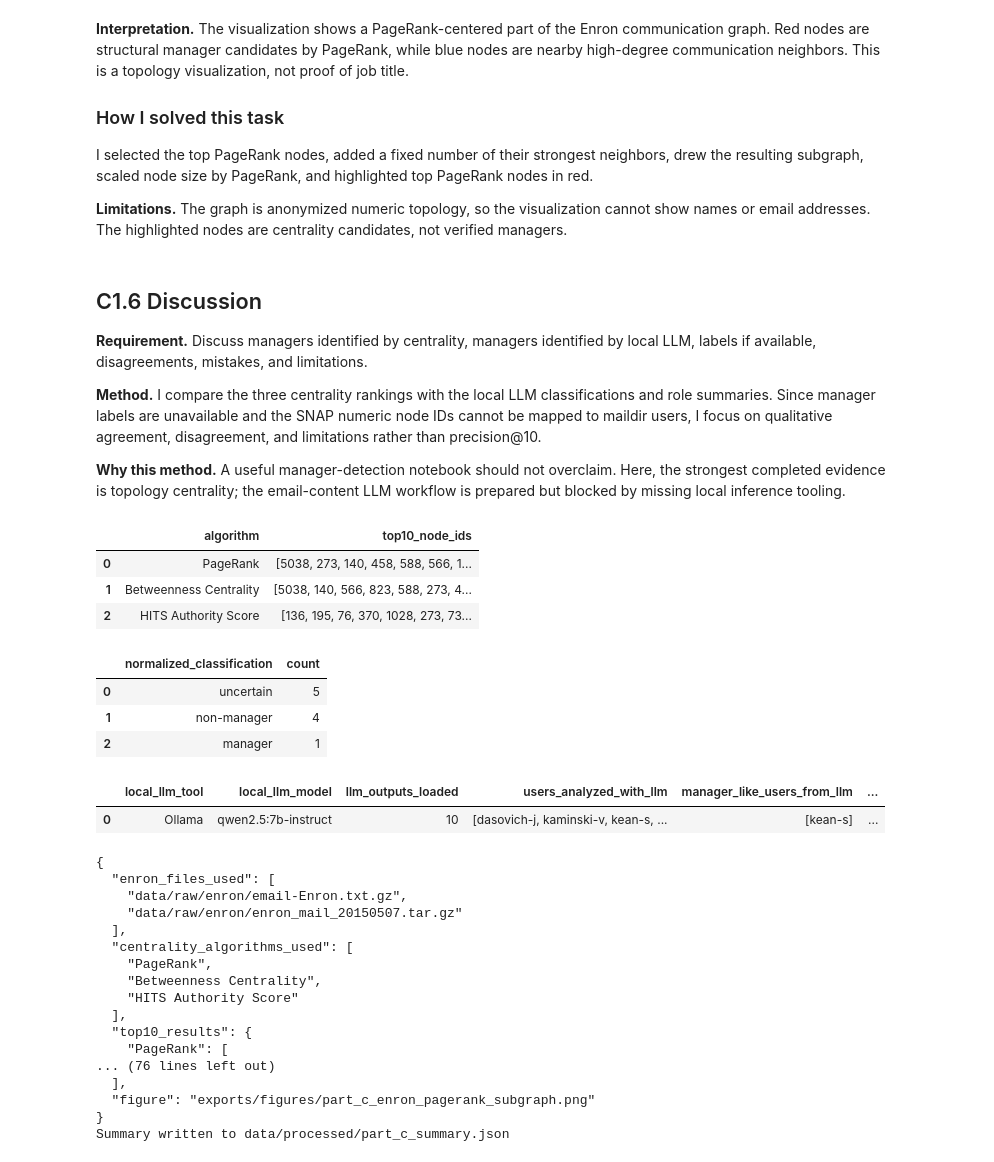
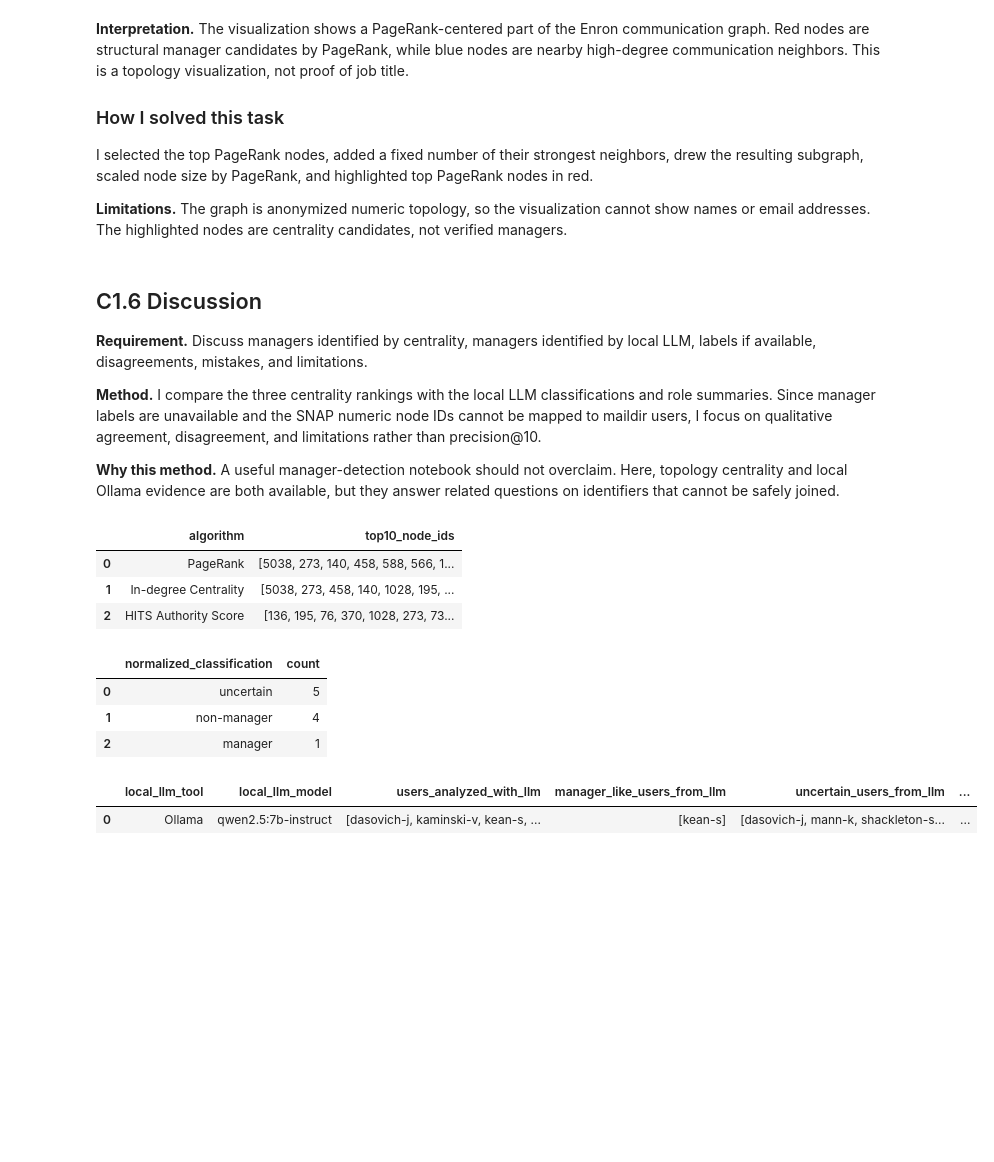
Before and after one commit to Bershco/ds-course-network-analysis, a Jupyter notebook: notebooks/part_c.ipynb, the cells around one changed output. Saved outputs shown, nothing was run; the diff lists cells and outputs as text; code cells hidden in the pictures; blank space fills up the shorter version.

```diff
--- a/notebooks/part_c.ipynb
+++ b/notebooks/part_c.ipynb
@@ -533,6 +528,12 @@ llm_results_df["emails_sent_to_model"] = llm_results_df["emails_sent_to_model"].
 llm_results_df["characters_per_email_used"] = llm_results_df["characters_per_email_used"].fillna(600).astype(int)
 llm_results_df["response_chars"] = llm_results_df["classification_response"].astype(str).str.len()
 
+def remove_evidence_paths(text: str) -> str:
+    return "\n".join(line for line in str(text).splitlines() if not line.strip().startswith("Path:"))
+
+llm_results_df["classification_prompt_display"] = llm_results_df["classification_prompt"].map(remove_evidence_paths)
+llm_results_df["role_summary_prompt_display"] = llm_results_df["role_summary_prompt"].map(remove_evidence_paths)
+
 def my_agreement_note(row: pd.Series) -> str:
     classification = row["normalized_classification"]
     if classification == "manager":
@@ -547,8 +548,7 @@ ollama_status = {
     "available": True,
     "tool": LOCAL_LLM_TOOL,
     "model": LOCAL_LLM_MODEL,
-    "output_source": str(llm_cache.relative_to(PROJECT_ROOT)),
-    "note": "Local LLM outputs were generated with Ollama or loaded from the processed cache; no external LLM API was used.",
+    "note": "Local LLM outputs were generated with Ollama; no external LLM API was used.",
 }
 display(pd.DataFrame([ollama_status]))
 display(llm_results_df[[
@@ -563,7 +563,7 @@ display(llm_results_df[[
 ]])
 
 print("Exact prompt used for the first cached local LLM call:")
-print(llm_results_df.iloc[0]["classification_prompt"][:5000])
+print(llm_results_df.iloc[0]["classification_prompt_display"][:5000])
 print("\nRaw model response for the first cached local LLM call:")
 print(llm_results_df.iloc[0]["classification_response"])
 # %% [output]
@@ -773,77 +772,39 @@ I selected the top PageRank nodes, added a fixed number of their strongest neigh
 
 **Method.** I compare the three centrality rankings with the local LLM classifications and role summaries. Since manager labels are unavailable and the SNAP numeric node IDs cannot be mapped to maildir users, I focus on qualitative agreement, disagreement, and limitations rather than precision@10.
 
-**Why this method.** A useful manager-detection notebook should not overclaim. Here, the strongest completed evidence is topology centrality; the email-content LLM workflow is prepared but blocked by missing local inference tooling.
+**Why this method.** A useful manager-detection notebook should not overclaim. Here, topology centrality and local Ollama evidence are both available, but they answer related questions on identifiers that cannot be safely joined.
 # %%
 centrality_top10_summary = []
 for algorithm, table in top10_tables.items():
     centrality_top10_summary.append({
         "algorithm": algorithm,
         "top10_node_ids": table["node_id"].tolist(),
     })
 centrality_top10_summary_df = pd.DataFrame(centrality_top10_summary)
 classification_counts = llm_results_df["normalized_classification"].value_counts().rename_axis("normalized_classification").reset_index(name="count")
 llm_status_summary = pd.DataFrame([
     {
         "local_llm_tool": LOCAL_LLM_TOOL,
         "local_llm_model": LOCAL_LLM_MODEL,
-        "llm_outputs_loaded": len(llm_results_df),
         "users_analyzed_with_llm": llm_results_df["mailbox_user"].tolist(),
         "manager_like_users_from_llm": manager_like_users,
         "uncertain_users_from_llm": uncertain_users,
         "manager_labels_available": False,
-        "precision_at_10_status": "not computed: no manager labels selected",
+        "precision_at_10_status": "not computed because no manager labels are available",
     }
 ])
 display(centrality_top10_summary_df)
 display(classification_counts)
 display(llm_status_summary)
-
-summary = {
-    "enron_files_used": [str(ENRON_GRAPH_PATH.relative_to(PROJECT_ROOT)), str(ENRON_MAIL_ARCHIVE.relative_to(PROJECT_ROOT))],
-    "centrality_algorithms_used": list(algorithm_map.keys()),
-    "top10_results": {algorithm: table["node_id"].tolist() for algorithm, table in top10_tables.items()},
-    "labels_available": False,
-    "precision_at_10_status": "not computed because ENRON_MANAGER_LABELS_PATH_IF_AVAILABLE = NONE",
-    "local_llm_tool": LOCAL_LLM_TOOL,
-    "local_llm_model": LOCAL_LLM_MODEL,
-    "llm_outputs_cache": str(llm_cache.relative_to(PROJECT_ROOT)),
-    "llm_users_analyzed": llm_results_df["mailbox_user"].tolist(),
-    "llm_normalized_classification_counts": classification_counts.to_dict(orient="records"),
-    "llm_manager_like_users": manager_like_users,
-    "llm_uncertain_users": uncertain_users,
-    "figure": str(vis_path.relative_to(PROJECT_ROOT)),
-}
-summary_path = DATA_PROCESSED / "part_c_summary.json"
-summary_path.write_text(json.dumps(summary, indent=2, default=str))
-print(json.dumps(summary, indent=2, default=str))
-print(f"Summary written to {summary_path.relative_to(PROJECT_ROOT)}")
 # %% [output]
 |  | algorithm | top10_node_ids |
 | 0 | PageRank | [5038, 273, 140, 458, 588, 566, 1... |
-| 1 | Betweenness Centrality | [5038, 140, 566, 823, 588, 273, 4... |
+| 1 | In-degree Centrality | [5038, 273, 458, 140, 1028, 195, ... |
 | 2 | HITS Authority Score | [136, 195, 76, 370, 1028, 273, 73... |
 |  | normalized_classification | count |
 | 0 | uncertain | 5 |
 | 1 | non-manager | 4 |
 | 2 | manager | 1 |
-|  | local_llm_tool | local_llm_model | llm_outputs_loaded | users_analyzed_with_llm | manager_like_users_from_llm | ... |
-| 0 | Ollama | qwen2.5:7b-instruct | 10 | [dasovich-j, kaminski-v, kean-s, ... | [kean-s] | ... |
+|  | local_llm_tool | local_llm_model | users_analyzed_with_llm | manager_like_users_from_llm | uncertain_users_from_llm | ... |
+| 0 | Ollama | qwen2.5:7b-instruct | [dasovich-j, kaminski-v, kean-s, ... | [kean-s] | [dasovich-j, mann-k, shackleton-s... | ... |
-{
-  "enron_files_used": [
-    "data/raw/enron/email-Enron.txt.gz",
-    "data/raw/enron/enron_mail_20150507.tar.gz"
-  ],
-  "centrality_algorithms_used": [
-    "PageRank",
-    "Betweenness Centrality",
-    "HITS Authority Score"
-  ],
-  "top10_results": {
-    "PageRank": [
-... (76 lines left out)
-  ],
-  "figure": "exports/figures/part_c_enron_pagerank_subgraph.png"
-}
-Summary written to data/processed/part_c_summary.json
 # %% [markdown]
```
Also changed, not shown: parts of 17 cells of this notebook, 4 other files.
